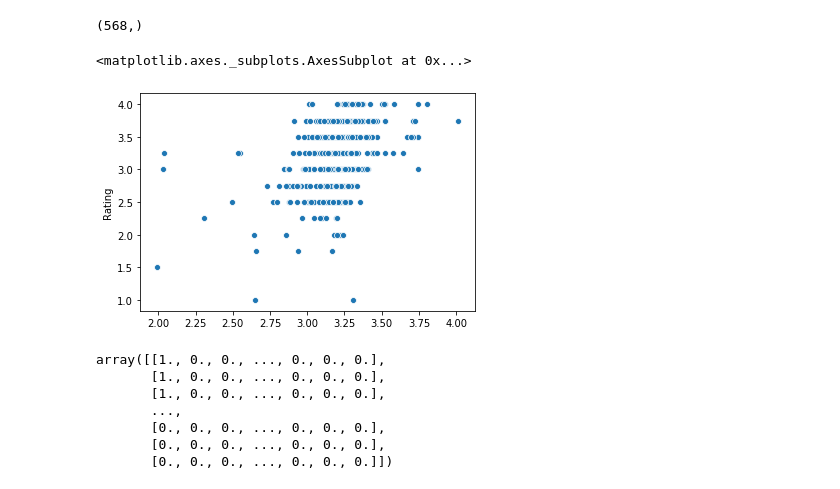
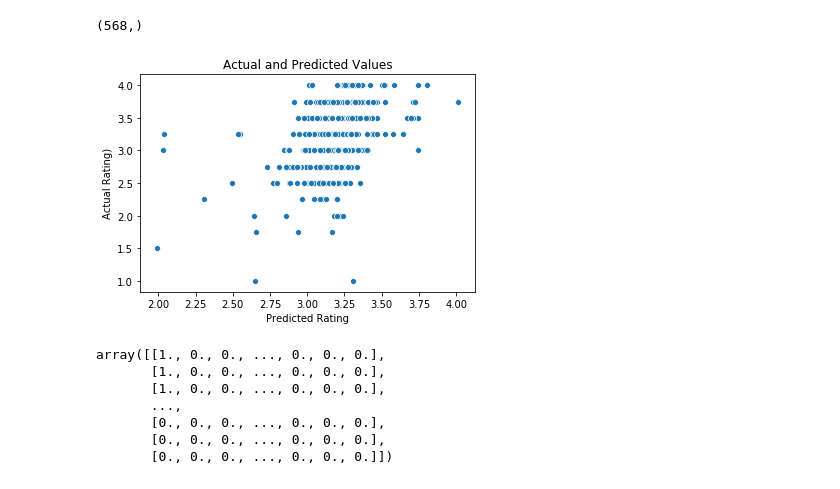
Before and after one commit to greeeneg/final-project, a Jupyter notebook: final-project.ipynb, the cells around one changed output. Cells and saved outputs as stored; diff of their text form; code cells hidden in the pictures.

```diff
--- a/final-project.ipynb
+++ b/final-project.ipynb
@@ -719,12 +737,11 @@ y_test.shape
 (568,)
 # %%
 sns.scatterplot(y_predicted, y_test)
-plt.xlabel('CocoaPercent');
-plt.ylabel('Rating)');
+plt.xlabel('Predicted Rating');
+plt.ylabel('Actual Rating)');
 plt.title('Actual and Predicted Values');
 # %% [output]
-<matplotlib.axes._subplots.AxesSubplot at 0x...>
-[figure, old version]
+[figure, new version]
 # %%
 #ohe = OneHotEncoder()
 #sparse_matrix = ohe.fit_transform(Chocolate_cleaned[['Company', 'Location', 'BroadOrigin']])
```
Also changed, not shown: parts of 19 cells of this notebook.
